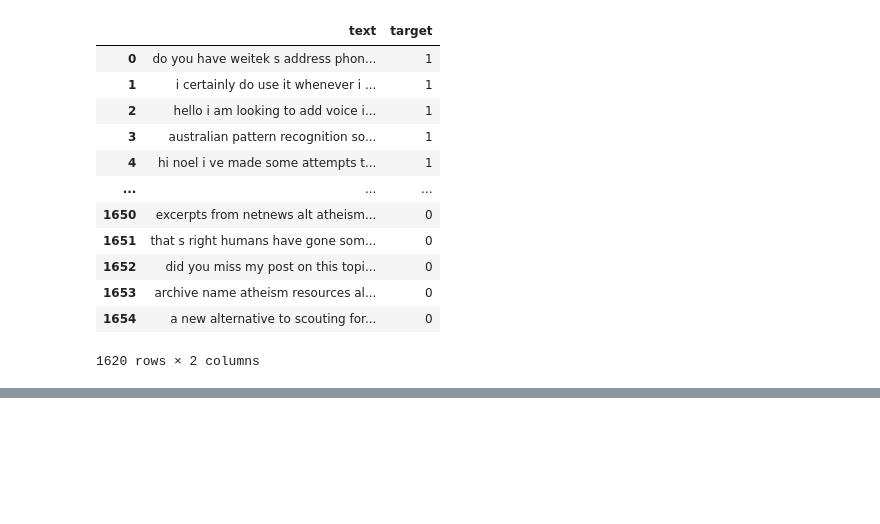
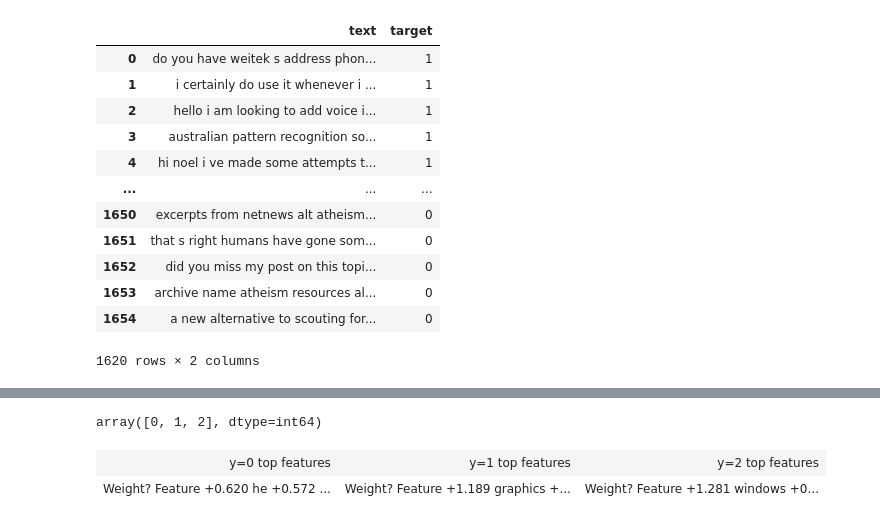
Before and after one commit to ardeliaraminta/ai-assignment, a Jupyter notebook: week-10/cleandata_classification.ipynb, the cells around one changed output, grey strips where cells are left out. Drawn from its saved outputs; the diff is of its cells as text; code cells hidden in the pictures; blank space fills up the shorter version.

```diff
--- a/week-10/cleandata_classification.ipynb
+++ b/week-10/cleandata_classification.ipynb
@@ -267,0 +154,9 @@ history = model2.fit(training_padded,
+# %%
+from sklearn.feature_extraction.text import CountVectorizer
+from sklearn.linear_model import LogisticRegression
+from sklearn.pipeline import make_pipeline
+
+vec = CountVectorizer()
+clf = LogisticRegression()
+pipe = make_pipeline(vec, clf)
+pipe.fit(X_train.text, y_train.target)
@@ -267,0 +173,11 @@ history = model2.fit(training_padded,
+# %%
+clf.classes_
+# %% [output]
+array([0, 1, 2], dtype=int64)
+# %%
+import eli5
+feature_imp = eli5.show_weights(clf, vec=vec, top=100)
+feature_imp
+# %% [output]
+| y=0 top features | y=1 top features | y=2 top features |
+| Weight? Feature +0.620 he +0.572 ... | Weight? Feature +1.189 graphics +... | Weight? Feature +1.281 windows +0... |
```
Also changed, not shown: parts of 15 cells of this notebook, 2 other files.
